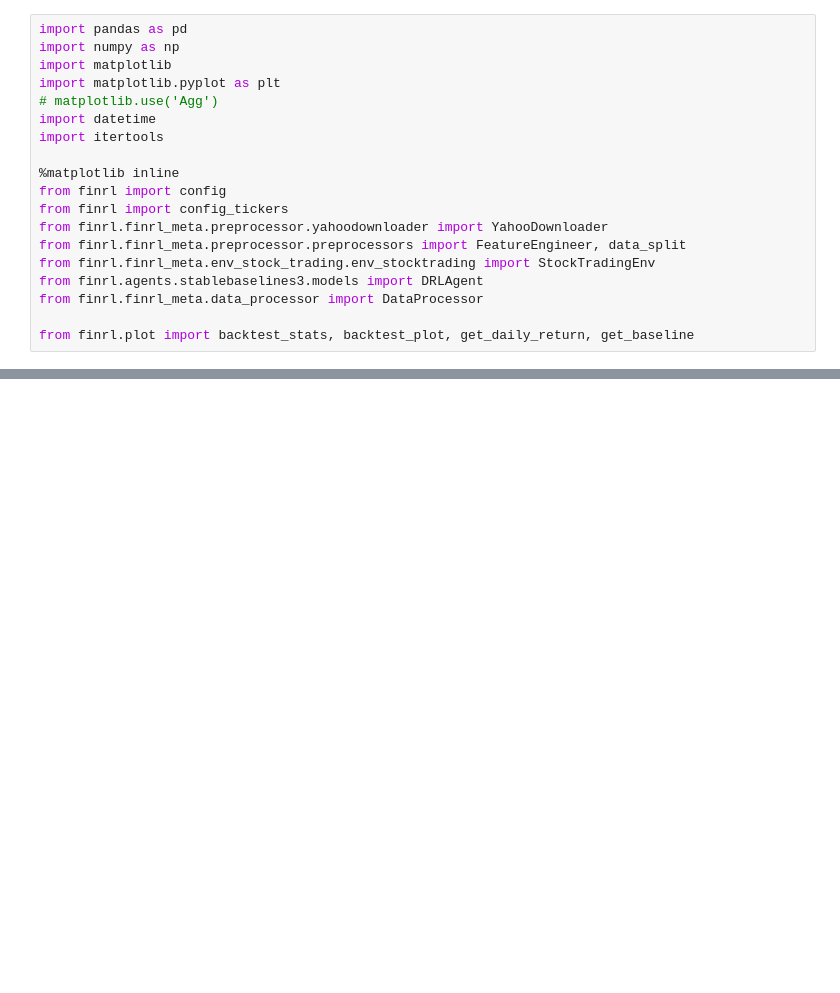
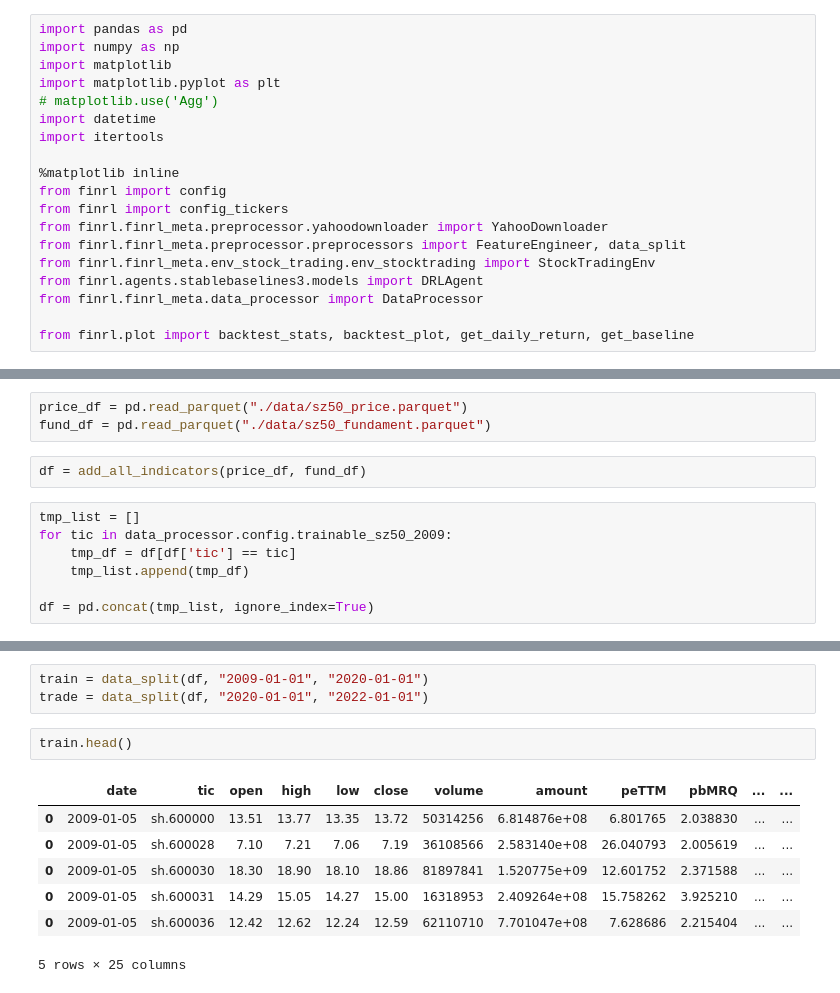
Before and after one commit to ytliu74/PRP_Demo, a Jupyter notebook: Fundamental+Indicator_DOW30.ipynb, the cells around one changed output, grey strips where cells are left out. Saved outputs shown, nothing was run; the diff lists cells and outputs as text; blank space fills up the shorter version.

```diff
--- a/Fundamental+Indicator_DOW30.ipynb
+++ b/Fundamental+Indicator_DOW30.ipynb
@@ -58,0 +24,12 @@ fund_df[fund_df['tic'] == 'sh.600000']
+# %%
+price_df = pd.read_parquet("./data/sz50_price.parquet")
+fund_df = pd.read_parquet("./data/sz50_fundament.parquet")
+# %%
+df = add_all_indicators(price_df, fund_df)
+# %%
+tmp_list = []
+for tic in data_processor.config.trainable_sz50_2009:
+    tmp_df = df[df['tic'] == tic]
+    tmp_list.append(tmp_df)
+
+df = pd.concat(tmp_list, ignore_index=True)
@@ -58,0 +56,13 @@ fund_df[fund_df['tic'] == 'sh.600000']
+# %%
+train = data_split(df, "2009-01-01", "2020-01-01")
+trade = data_split(df, "2020-01-01", "2022-01-01")
+# %%
+train.head()
+# %% [output]
+|  | date | tic | open | high | low | close | volume | amount | peTTM | pbMRQ | ... | ... |
+| 0 | 2009-01-05 | sh.600000 | 13.51 | 13.77 | 13.35 | 13.72 | 50314256 | 6.814876e+08 | 6.801765 | 2.038830 | ... | ... |
+| 0 | 2009-01-05 | sh.600028 | 7.10 | 7.21 | 7.06 | 7.19 | 36108566 | 2.583140e+08 | 26.040793 | 2.005619 | ... | ... |
+| 0 | 2009-01-05 | sh.600030 | 18.30 | 18.90 | 18.10 | 18.86 | 81897841 | 1.520775e+09 | 12.601752 | 2.371588 | ... | ... |
+| 0 | 2009-01-05 | sh.600031 | 14.29 | 15.05 | 14.27 | 15.00 | 16318953 | 2.409264e+08 | 15.758262 | 3.925210 | ... | ... |
+| 0 | 2009-01-05 | sh.600036 | 12.42 | 12.62 | 12.24 | 12.59 | 62110710 | 7.701047e+08 | 7.628686 | 2.215404 | ... | ... |
+5 rows × 25 columns
```
Also changed, not shown: parts of 29 cells of this notebook, 7 other files.
